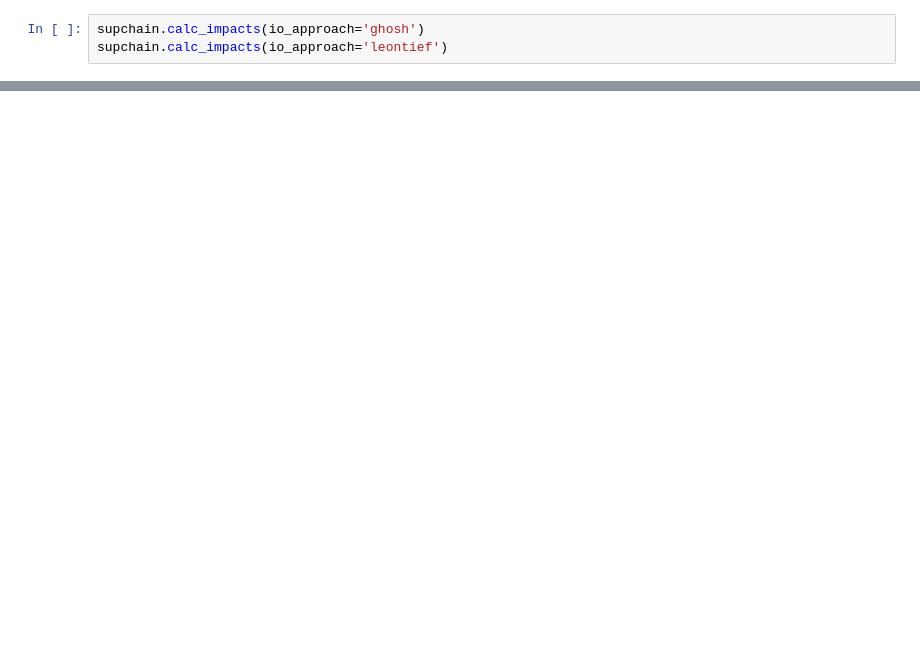
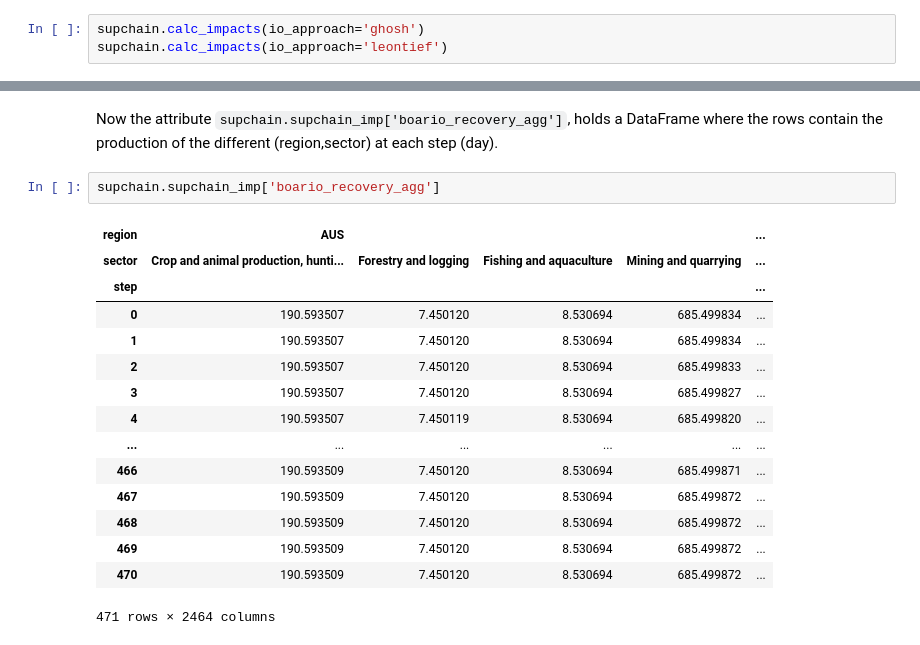
Before and after one commit to CLIMADA-project/climada_petals, a Jupyter notebook: doc/tutorial/climada_engine_SupplyChain.ipynb, the cells around one changed output, grey strips where cells are left out. Cells and saved outputs as stored; diff of their text form; blank space fills up the shorter version.

```diff
--- a/doc/tutorial/climada_engine_SupplyChain.ipynb
+++ b/doc/tutorial/climada_engine_SupplyChain.ipynb
@@ -402,0 +537,20 @@ dtype: float64
+# %% [markdown]
+Now the attribute `supchain.supchain_imp['boario_recovery_agg']`, holds a DataFrame where the rows contain the production of the different (region,sector) at each step (day).
+# %%
+supchain.supchain_imp['boario_recovery_agg']
+# %% [output]
+| region | AUS |  |  |  | ... |
+| sector | Crop and animal production, hunti... | Forestry and logging | Fishing and aquaculture | Mining and quarrying | ... |
+| step |  |  |  |  | ... |
+| 0 | 190.593507 | 7.450120 | 8.530694 | 685.499834 | ... |
+| 1 | 190.593507 | 7.450120 | 8.530694 | 685.499834 | ... |
+| 2 | 190.593507 | 7.450120 | 8.530694 | 685.499833 | ... |
+| 3 | 190.593507 | 7.450120 | 8.530694 | 685.499827 | ... |
+| 4 | 190.593507 | 7.450119 | 8.530694 | 685.499820 | ... |
+| ... | ... | ... | ... | ... | ... |
+| 466 | 190.593509 | 7.450120 | 8.530694 | 685.499871 | ... |
+| 467 | 190.593509 | 7.450120 | 8.530694 | 685.499872 | ... |
+| 468 | 190.593509 | 7.450120 | 8.530694 | 685.499872 | ... |
+| 469 | 190.593509 | 7.450120 | 8.530694 | 685.499872 | ... |
+| 470 | 190.593509 | 7.450120 | 8.530694 | 685.499872 | ... |
+471 rows × 2464 columns
```
Also changed, not shown: parts of 76 cells of this notebook.
